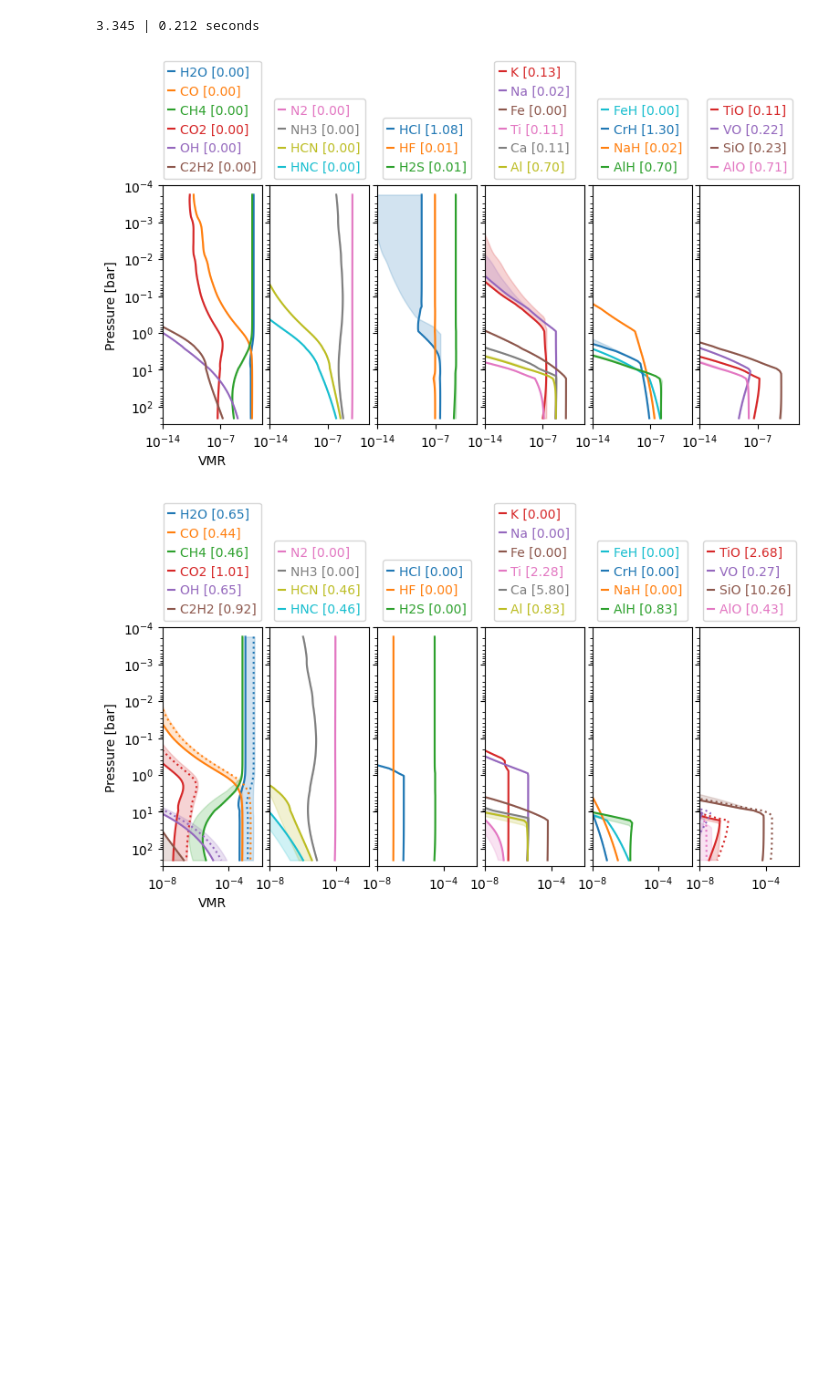
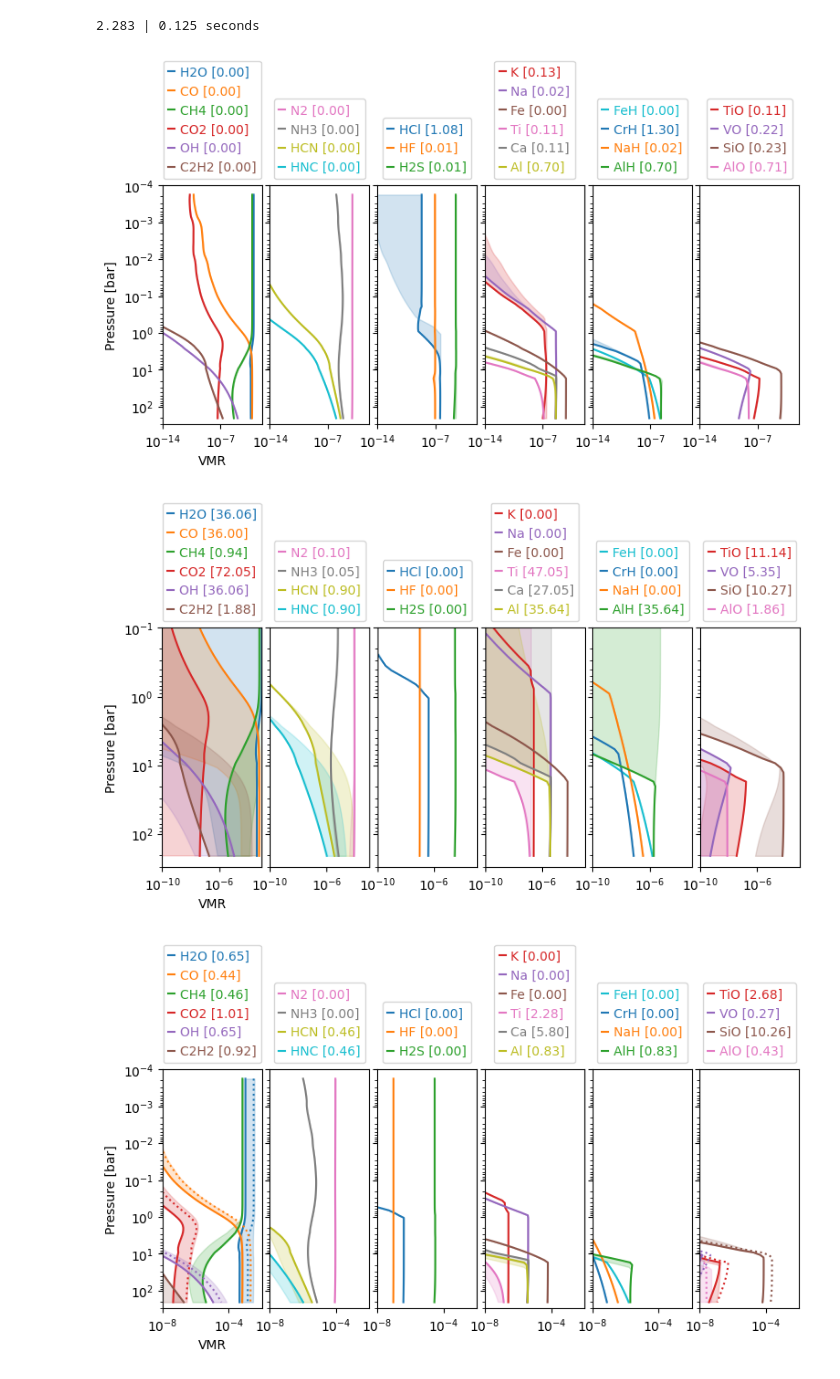
Before and after one commit to samderegt/retrieval_base, a Jupyter notebook: JWST_VHS_1256B/figures/chemistry.ipynb, the cells around one changed output. Drawn from its saved outputs; the diff is of its cells as text; code cells hidden in the pictures; blank space fills up the shorter version.

Commit message:
Plot updates

```diff
--- a/JWST_VHS_1256B/figures/chemistry.ipynb
+++ b/JWST_VHS_1256B/figures/chemistry.ipynb
@@ -156,0 +156,4 @@ FC_simple = FastChemistry(pressures=pressure, logK_gas_file='logK_simplified.dat
+# %%
+FC_simple = FastChemistry(pressures=pressure, element_file='bergemann_2025_protosolar_simplified.dat', logK_gas_file='logK_simplified.dat', logK_cond_file='logK_condensates_simplified.dat')
+%timeit FC_simple(T=temperature)
+# FC_simple(T=temperature)
@@ -174,6 +179,7 @@ def calculate_chemistry(print_elapsed_time=False, XH={}, **kwargs):
 
     FC_simple = FastChemistry(
         pressures=pressure,
+        element_file='bergemann_2025_protosolar_simplified.dat',
         logK_gas_file='logK_simplified.dat',
         logK_cond_file='logK_condensates_simplified.dat'
     )
@@ -255,8 +261,66 @@ ax[0].set(xlabel='VMR', ylabel='Pressure [bar]')
 
 plt.show()
 # %% [output]
-3.345 | 0.212 seconds
+2.283 | 0.125 seconds
 [figure]
+# %%
+# Read temperature profile
+path = '/net/lem/data2/regt/SONORA_Elf_Owl/PT_profiles/' + \
+    'spectra_logzz_7.0_teff_{:.1f}_grav_1000.0_mh_{:.1f}_co_1.0.dat'.format(1400, 0.0)
+pressure_2, temperature_2 = np.loadtxt(path).T
+
+FC_1 = FastChemistry(pressures=pressure, logK_gas_file='logK_simplified.dat', logK_cond_file='logK_condensates_simplified.dat')
+FC_1(T=temperature)
+
+FC_2 = FastChemistry(pressures=pressure_2, logK_gas_file='logK_simplified.dat', logK_cond_file='logK_condensates_simplified.dat')
+# FC_2(T=temperature_2, el_abund={'C':10**(8.60+2.0-12)})
+FC_2(T=temperature_2, el_abund={'O':10**(8.85-1.5-12)})
+# FC_2(T=temperature_2, el_abund={'Fe':10**(7.58+2.0-12)})
+# FC_2(T=temperature_2, el_abund={'Na':10**(6.39+2.0-12)})
+
+ncols = len(panels)
+width_ratios = [0.2,]*ncols# + [0.45,]
+
+fig = plt.figure(figsize=(9,3.4))
+gs = fig.add_gridspec(nrows=1, ncols=ncols, wspace=0.08, width_ratios=width_ratios)
+ax = np.array([
+    fig.add_subplot(gs[i]) for i in range(ncols)
+])
+i = 0
+for species_i, ax_i in zip(panels, ax):
+    for species_j in species_i:
+        VMR_1, VMR_2, RMSE = get_VMRs_and_RMSE(FC_1, FC_2, species_j)
+
+        color = f'C{i}'
+        label = species_names.get(species_j, species_j)
+        label = f'{label} [{RMSE:.2f}]'
+
+        # if species_j in ['Cr1H1', 'H1Na1', 'Al1H1']:
+        #     continue
+
+        # Plot the VMRs
+        line = ax_i.plot(VMR_1, FC_1.pressures, label=label, color=color)
+        ax_i.fill_betweenx(FC_1.pressures, VMR_1, VMR_2, color=line[0].get_color(), alpha=0.2)
+
+        # if 'O1' in species_j:
+        #     ax_i.plot(VMR_1*10**0.5, FC_1.pressures, color=color, ls=':')
+        # elif 'O2' in species_j:
+        #     ax_i.plot(VMR_1*10**0.5*2, FC_1.pressures, color=color, ls=':')
+
+        i += 1
+
+    # Set the y-axis to log scale and set limits
+    ax_i.set(xscale='log', yscale='log', ylim=(3e2,1e-1), xlim=(1e-10,1e-3))
+    ax_i.legend(loc='lower center', bbox_to_anchor=(0.5,1.), labelcolor='linecolor', handlelength=0.5, handletextpad=0.4)
+
+for ax_i in ax[1:]:
+    ax_i.set(yticklabels=[])
+
+ax[0].set(xlabel='VMR', ylabel='Pressure [bar]')
+
+plt.show()
+# %% [output]
+[figure, added]
 # %%
 FC_1 = FastChemistry(pressures=pressure, logK_gas_file='logK_simplified.dat', logK_cond_file='logK_condensates_simplified.dat')
 FC_1(T=temperature)
```
Also changed, not shown: parts of 3 cells of this notebook, 2 other files.
